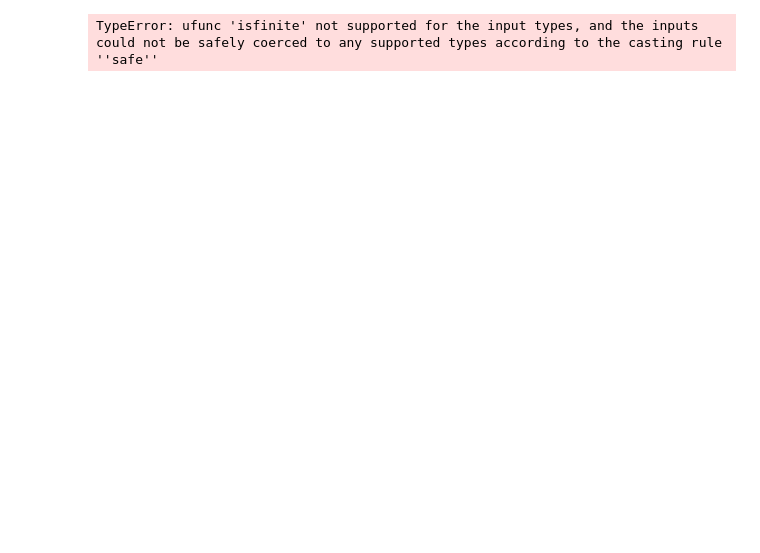
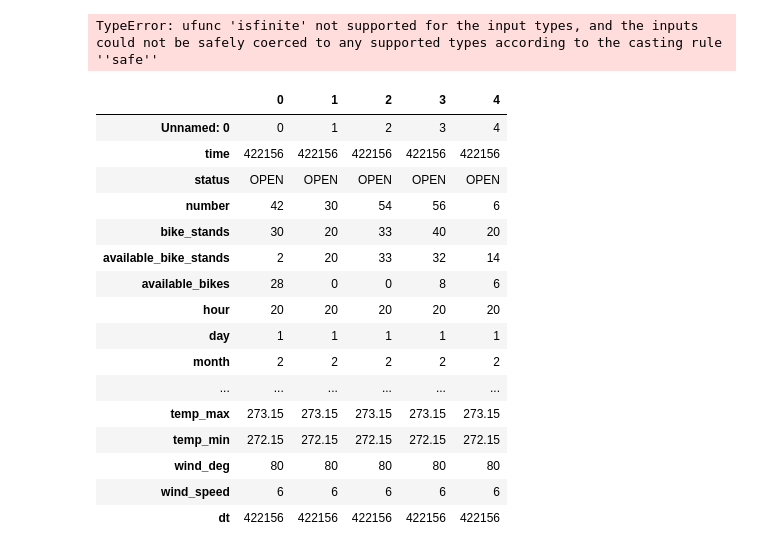
Before and after one commit to Ematrix163/Dublin_bikes, a Jupyter notebook: src/analytics/merger.ipynb, the cells around one changed output. Saved outputs shown, nothing was run; the diff lists cells and outputs as text; code cells hidden in the pictures; blank space fills up the shorter version.

```diff
--- a/src/analytics/merger.ipynb
+++ b/src/analytics/merger.ipynb
@@ -144,3 +206,25 @@ df_bikes = df_bikes[np.isfinite(df_bikes)]
 TypeError: ufunc 'isfinite' not supported for the input types, and the inputs could not be safely coerced to any supported types according to the casting rule ''safe''
 # %%
 df_bikes=df_bikes.drop(['humidity'], axis=1)
+# %%
+df_bikes=pd.read_csv('bikesandweather.csv')
+# %%
+df_bikes.head().T
+# %% [output]
+|  | 0 | 1 | 2 | 3 | 4 |
+| Unnamed: 0 | 0 | 1 | 2 | 3 | 4 |
+| time | 422156 | 422156 | 422156 | 422156 | 422156 |
+| status | OPEN | OPEN | OPEN | OPEN | OPEN |
+| number | 42 | 30 | 54 | 56 | 6 |
+| bike_stands | 30 | 20 | 33 | 40 | 20 |
+| available_bike_stands | 2 | 20 | 33 | 32 | 14 |
+| available_bikes | 28 | 0 | 0 | 8 | 6 |
+| hour | 20 | 20 | 20 | 20 | 20 |
+| day | 1 | 1 | 1 | 1 | 1 |
+| month | 2 | 2 | 2 | 2 | 2 |
+| ... | ... | ... | ... | ... | ... |
+| temp_max | 273.15 | 273.15 | 273.15 | 273.15 | 273.15 |
+| temp_min | 272.15 | 272.15 | 272.15 | 272.15 | 272.15 |
+| wind_deg | 80 | 80 | 80 | 80 | 80 |
+| wind_speed | 6 | 6 | 6 | 6 | 6 |
+| dt | 422156 | 422156 | 422156 | 422156 | 422156 |
```
Also changed, not shown: parts of 18 cells of this notebook, 4 other files.
